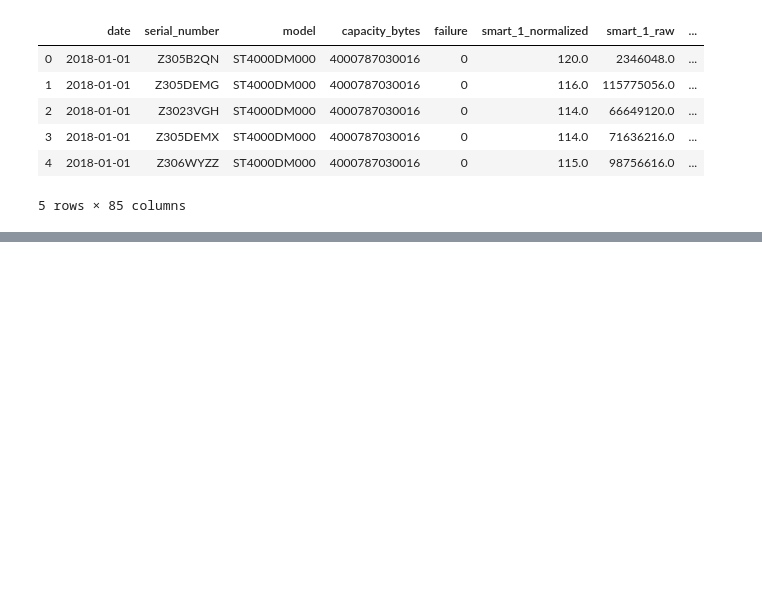
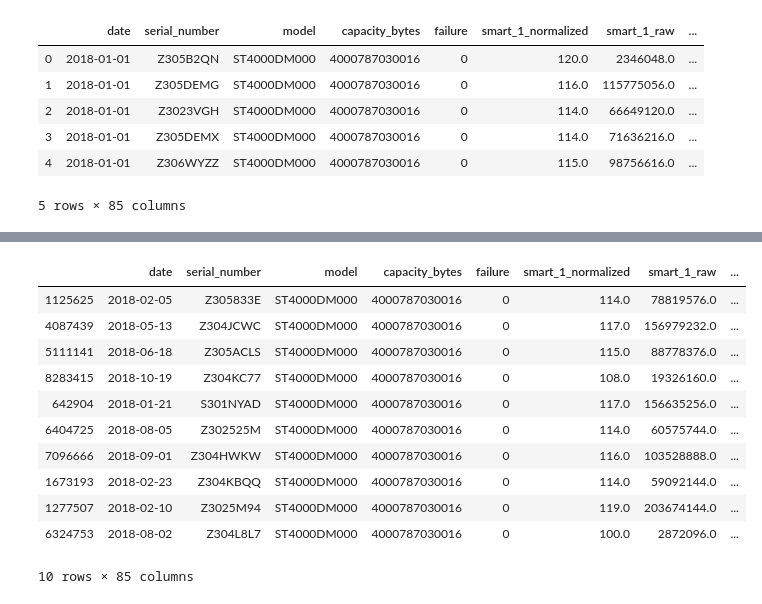
Before and after one commit to Oliverped/predicting_hard_drive_failures, a Jupyter notebook: xgboost.ipynb, the cells around one changed output, grey strips where cells are left out. Cells and saved outputs as stored; diff of their text form; code cells hidden in the pictures; blank space fills up the shorter version.

```diff
--- a/xgboost.ipynb
+++ b/xgboost.ipynb
@@ -20,3 +34,19 @@ df.head(5)
+# %%
+df = pd.concat([df_0, df_1])
+df.head(10)
+# %% [output]
+|  | date | serial_number | model | capacity_bytes | failure | smart_1_normalized | smart_1_raw | ... |
+| 1125625 | 2018-02-05 | Z305833E | ST4000DM000 | 4000787030016 | 0 | 114.0 | 78819576.0 | ... |
+| 4087439 | 2018-05-13 | Z304JCWC | ST4000DM000 | 4000787030016 | 0 | 117.0 | 156979232.0 | ... |
+| 5111141 | 2018-06-18 | Z305ACLS | ST4000DM000 | 4000787030016 | 0 | 115.0 | 88778376.0 | ... |
+| 8283415 | 2018-10-19 | Z304KC77 | ST4000DM000 | 4000787030016 | 0 | 108.0 | 19326160.0 | ... |
+| 642904 | 2018-01-21 | S301NYAD | ST4000DM000 | 4000787030016 | 0 | 117.0 | 156635256.0 | ... |
+| 6404725 | 2018-08-05 | Z302525M | ST4000DM000 | 4000787030016 | 0 | 114.0 | 60575744.0 | ... |
+| 7096666 | 2018-09-01 | Z304HWKW | ST4000DM000 | 4000787030016 | 0 | 116.0 | 103528888.0 | ... |
+| 1673193 | 2018-02-23 | Z304KBQQ | ST4000DM000 | 4000787030016 | 0 | 114.0 | 59092144.0 | ... |
+| 1277507 | 2018-02-10 | Z3025M94 | ST4000DM000 | 4000787030016 | 0 | 119.0 | 203674144.0 | ... |
+| 6324753 | 2018-08-02 | Z304L8L7 | ST4000DM000 | 4000787030016 | 0 | 100.0 | 2872096.0 | ... |
+10 rows × 85 columns
 # %%
 cols_raw=filter(lambda x: 'raw' in x, list(df.columns))
 cols_nomrmalized=filter(lambda x: 'normalized' in x, list(df.columns))
```
Also changed, not shown: parts of 11 cells of this notebook.
